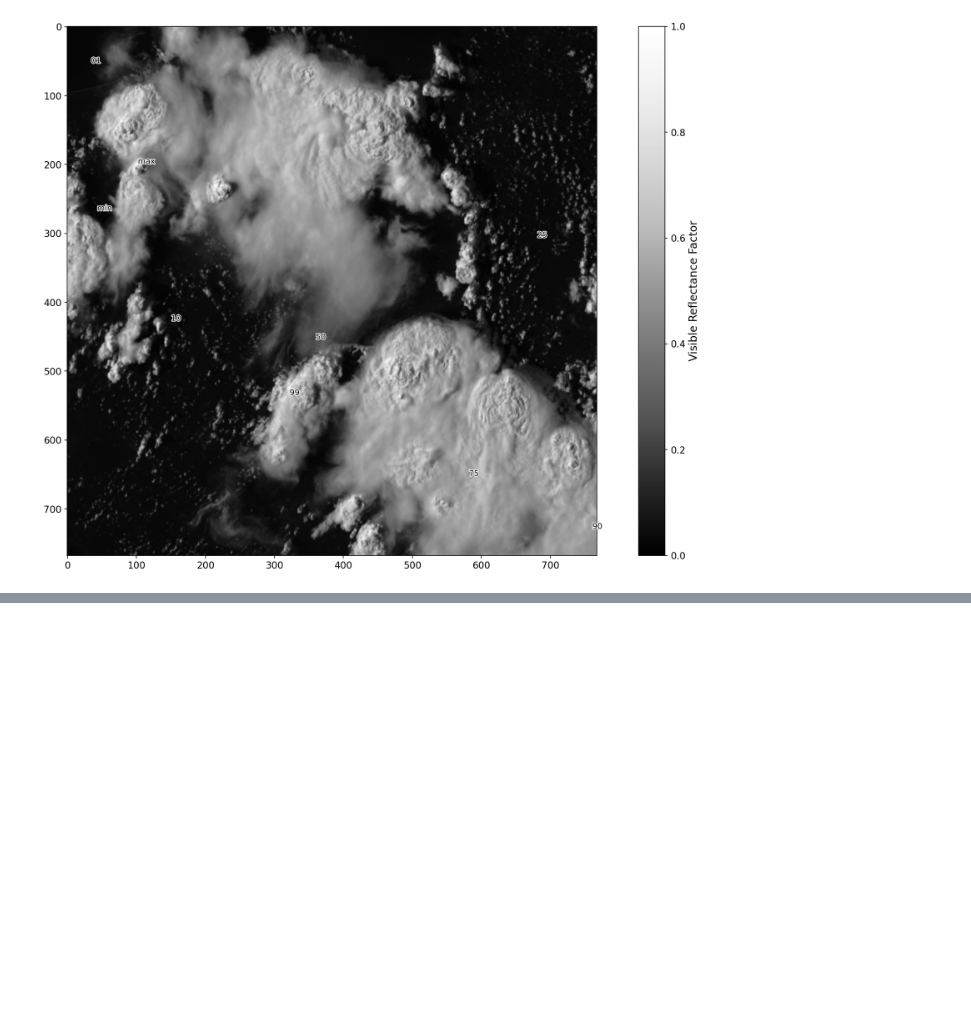
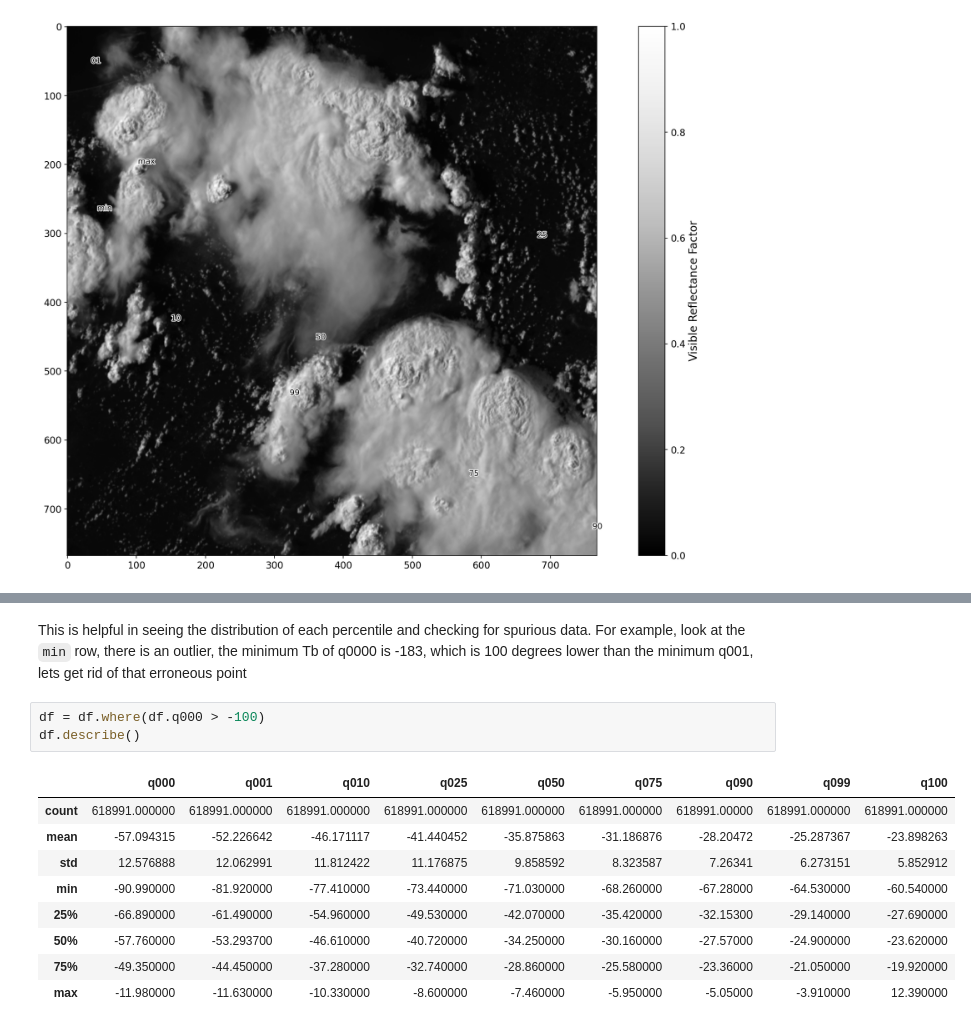
Before and after one commit to ai2es/WAF_ML_Tutorial_Part1, a Jupyter notebook: jupyter_notebooks/Notebook2_Feature_Engineering.ipynb, the cells around one changed output, grey strips where cells are left out. Drawn from its saved outputs; the diff is of its cells as text; blank space fills up the shorter version.

````diff
--- a/jupyter_notebooks/Notebook2_Feature_Engineering.ipynb
+++ b/jupyter_notebooks/Notebook2_Feature_Engineering.ipynb
@@ -139,0 +187,16 @@ Please proceed on to Notebook 3.
+# %% [markdown]
+This is helpful in seeing the distribution of each percentile and checking for spurious data. For example, look at the ```min``` row, there is an outlier,
+the minimum Tb of q0000 is -183, which is 100 degrees lower than the minimum q001, lets get rid of that erroneous point
+# %%
+df = df.where(df.q000 > -100)
+df.describe()
+# %% [output]
+|  | q000 | q001 | q010 | q025 | q050 | q075 | q090 | q099 | q100 |
+| count | 618991.000000 | 618991.000000 | 618991.000000 | 618991.000000 | 618991.000000 | 618991.000000 | 618991.00000 | 618991.000000 | 618991.000000 |
+| mean | -57.094315 | -52.226642 | -46.171117 | -41.440452 | -35.875863 | -31.186876 | -28.20472 | -25.287367 | -23.898263 |
+| std | 12.576888 | 12.062991 | 11.812422 | 11.176875 | 9.858592 | 8.323587 | 7.26341 | 6.273151 | 5.852912 |
+| min | -90.990000 | -81.920000 | -77.410000 | -73.440000 | -71.030000 | -68.260000 | -67.28000 | -64.530000 | -60.540000 |
+| 25% | -66.890000 | -61.490000 | -54.960000 | -49.530000 | -42.070000 | -35.420000 | -32.15300 | -29.140000 | -27.690000 |
+| 50% | -57.760000 | -53.293700 | -46.610000 | -40.720000 | -34.250000 | -30.160000 | -27.57000 | -24.900000 | -23.620000 |
+| 75% | -49.350000 | -44.450000 | -37.280000 | -32.740000 | -28.860000 | -25.580000 | -23.36000 | -21.050000 | -19.920000 |
+| max | -11.980000 | -11.630000 | -10.330000 | -8.600000 | -7.460000 | -5.950000 | -5.05000 | -3.910000 | 12.390000 |
````
Also changed, not shown: parts of 10 cells of this notebook, 1 other file.
